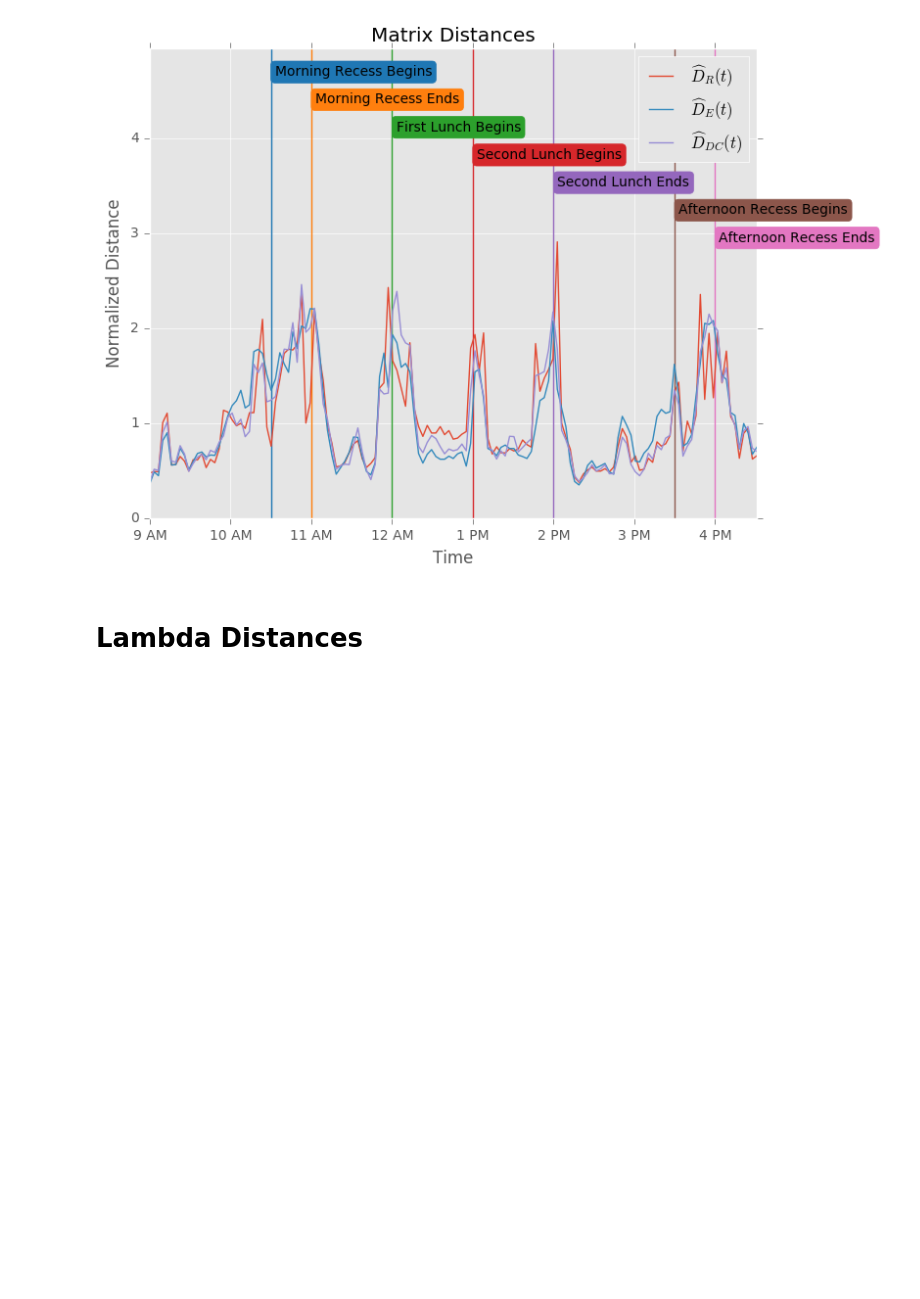
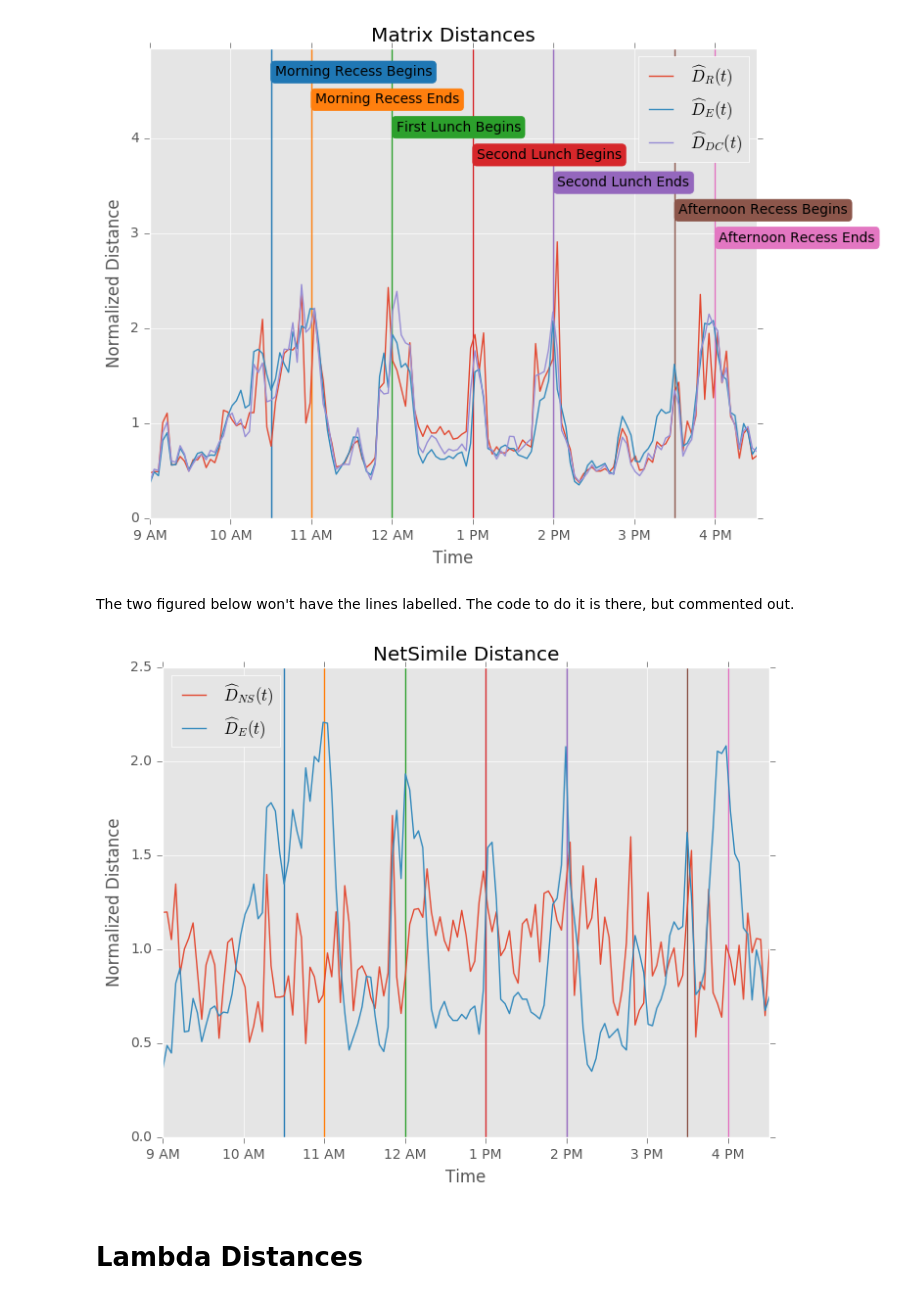
Before and after one commit to peterewills/graph_metrics_paper_code, a Jupyter notebook: primary_school.ipynb, the cells around one changed output. Saved outputs shown, nothing was run; the diff lists cells and outputs as text; code cells hidden in the pictures; blank space fills up the shorter version.

Commit message:
primary school fig, full k lambda fig

```diff
--- a/primary_school.ipynb
+++ b/primary_school.ipynb
@@ -151,6 +151,43 @@ fig.savefig(os.path.join(figures_dir,'primary_school_matrix.pdf'),
             dpi=300,bbox_inches='tight');
 # %% [output]
 [figure]
+# %% [markdown]
+The two figured below won't have the lines labelled. The code to do it is there, but commented out.
+# %%
+data_max = max(
+    ns_dists[:cutoff].max(),
+    e_dists[:cutoff].max(),
+)
+
+# Make locations for text
+step = 0.1*data_max
+text_heights = [data_max+step*i for i,_ in enumerate(significant_times)]
+text_heights = text_heights[::-1]
+text_times = [time+pd.Timedelta(minutes=3) for time in significant_times]
+top = text_heights[0] + step
+
+# make horizontal & vertical lines
+[plt.axvline(dtime,color=color) for dtime,color in zip(significant_times,color_list)]
+# [plt.text(x,y,label,bbox=prop) for x,y,label,prop in
+#  zip(text_times,text_heights,time_labels,props)]
+
+# plot curves
+plt.plot(times[:cutoff],ns_dists[:cutoff],label='$\widehat{D}_{NS}(t)$');
+plt.plot(times[:cutoff],e_dists[:cutoff],label='$\widehat{D}_E(t)$');
+
+# axes labels & title
+# plt.ylim([0,top]);
+plt.xticks(xtick_times,xtick_labels);
+plt.xlabel('Time');
+plt.ylabel('Normalized Distance');
+plt.title('NetSimile Distance');
+plt.legend(loc='upper left');
+
+fig = plt.gcf();
+fig.savefig(os.path.join(figures_dir,'primary_school_netsim.pdf'),
+            dpi=300,bbox_inches='tight');
+# %% [output]
+[figure, added]
 # %% [markdown]
 # Lambda Distances
 # %%
```
Also changed, not shown: parts of 2 cells of this notebook, 1 other file.
